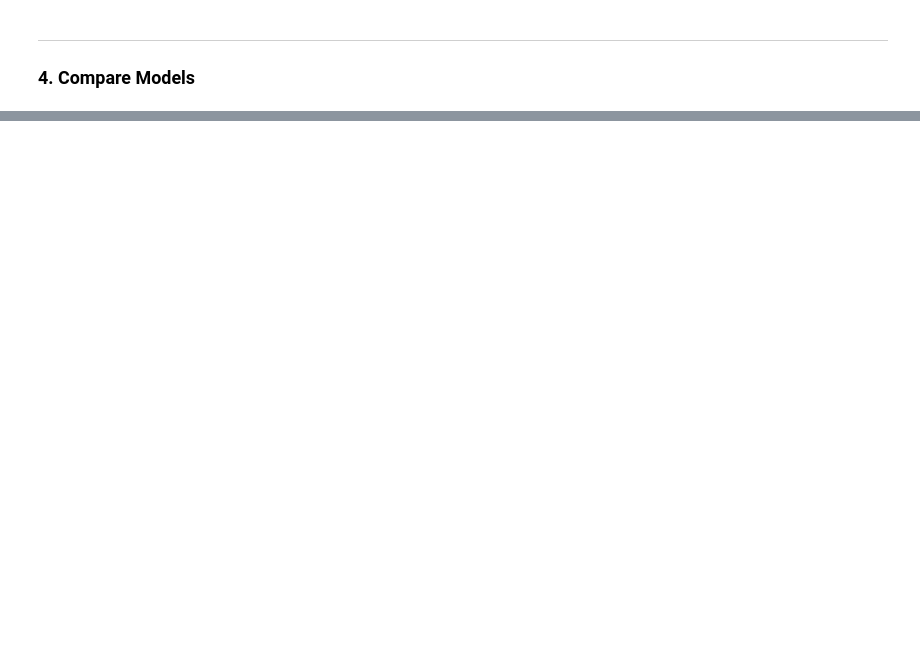
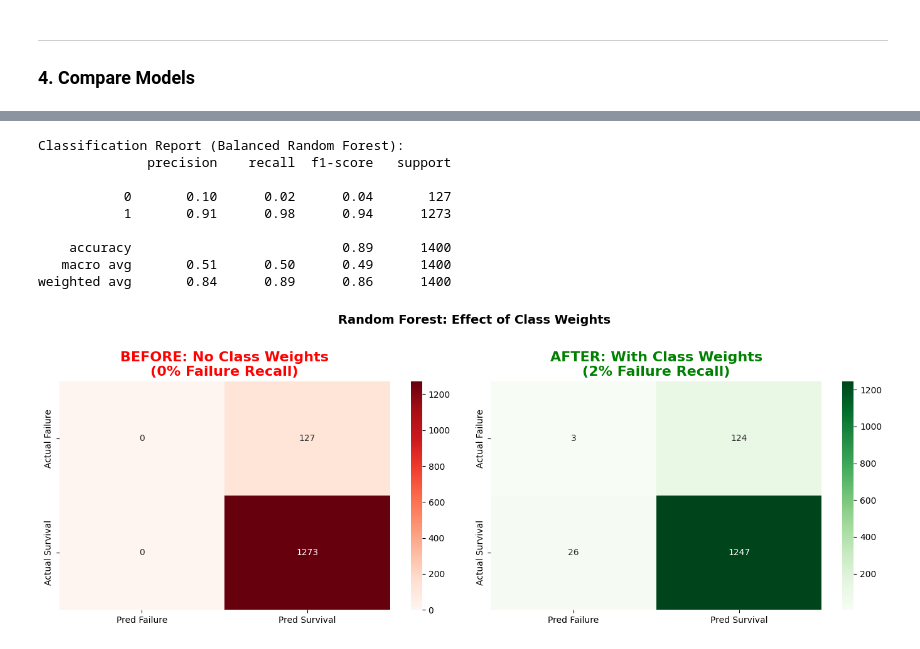
Before and after one commit to Tuminha/Implant-Success-Kaggle-Competition-, a Jupyter notebook: notebooks/03_Baseline_Models.ipynb, the cells around one changed output, grey strips where cells are left out. Saved outputs shown, nothing was run; the diff lists cells and outputs as text; code cells hidden in the pictures; blank space fills up the shorter version.

```diff
--- a/notebooks/03_Baseline_Models.ipynb
+++ b/notebooks/03_Baseline_Models.ipynb
@@ -289,0 +511,36 @@ print(f"\n🏆 Best baseline model: {best_model}")
+# %%
+# Confusion Matrix - Random Forest (Balanced)
+print("Classification Report (Balanced Random Forest):")
+print(classification_report(y_val, y_pred_rf_bal))
+
+fig, axes = plt.subplots(1, 2, figsize=(14, 5))
+
+# Before (no class weights)
+cm_rf_before = confusion_matrix(y_val, y_pred_rf)
+sns.heatmap(cm_rf_before, annot=True, fmt='d', cmap='Reds', ax=axes[0],
+            xticklabels=['Pred Failure', 'Pred Survival'],
+            yticklabels=['Actual Failure', 'Actual Survival'])
+axes[0].set_title('BEFORE: No Class Weights\n(0% Failure Recall)', fontweight='bold', color='red')
+
+# After (with class weights)
+cm_rf_after = confusion_matrix(y_val, y_pred_rf_bal)
+sns.heatmap(cm_rf_after, annot=True, fmt='d', cmap='Greens', ax=axes[1],
+            xticklabels=['Pred Failure', 'Pred Survival'],
+            yticklabels=['Actual Failure', 'Actual Survival'])
+axes[1].set_title(f'AFTER: With Class Weights\n({recall_0_rf_bal:.0%} Failure Recall)', fontweight='bold', color='green')
+
+plt.suptitle('Random Forest: Effect of Class Weights', fontsize=14, fontweight='bold', y=1.02)
+plt.tight_layout()
+plt.savefig('../figures/rf_balanced_comparison.png', dpi=150, bbox_inches='tight')
+plt.show()
+# %% [output]
+Classification Report (Balanced Random Forest):
+              precision    recall  f1-score   support
+
+           0       0.10      0.02      0.04       127
+           1       0.91      0.98      0.94      1273
+
+    accuracy                           0.89      1400
+   macro avg       0.51      0.50      0.49      1400
+weighted avg       0.84      0.89      0.86      1400
+[figure, added]
```
Also changed, not shown: parts of 26 cells of this notebook, 13 other files.
